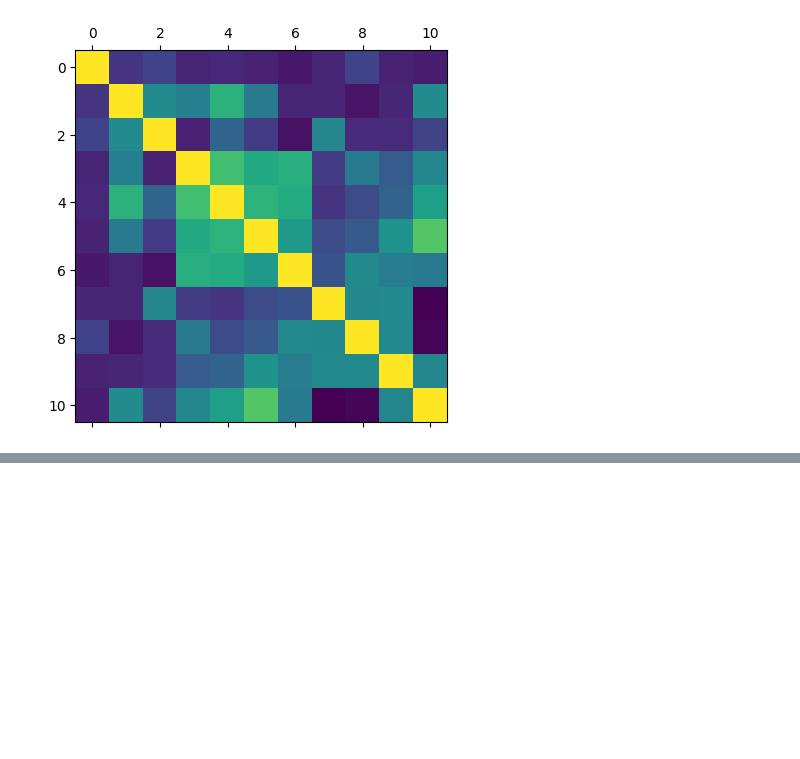
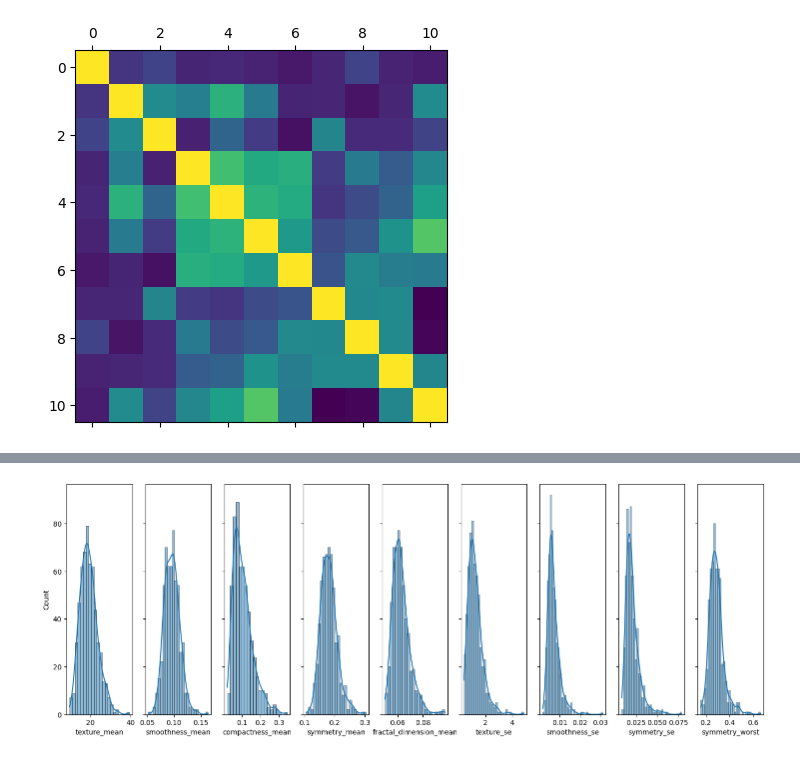
Before and after one commit to Buddhathe18th/machineLearningResources, a Jupyter notebook: Breast Cancer Dataset/breastCancer.ipynb, the cells around one changed output, grey strips where cells are left out. Cells and saved outputs as stored; diff of their text form; code cells hidden in the pictures; blank space fills up the shorter version.

Commit message:
Parsed data into independant variables, and found all are normalized

```diff
--- a/Breast Cancer Dataset/breastCancer.ipynb
+++ b/Breast Cancer Dataset/breastCancer.ipynb
@@ -45,3 +45,9 @@ plt.show()
 # %% [output]
 [figure]
 [figure]
+# %%
+features=data.columns
+features=features[2:]
+
+data=data[features]
+data.head()
@@ -47,0 +61,6 @@ plt.show()
+# %%
+fig, axes = plt.subplots(1, len(features), figsize=(18, 6), sharey=True)
+for i in range(len(features)):
+    sns.histplot(data, ax=axes[i], x=features[i], kde=True)
+# %% [output]
+[figure, added]
```
Also changed, not shown: parts of 1 cell of this notebook.
